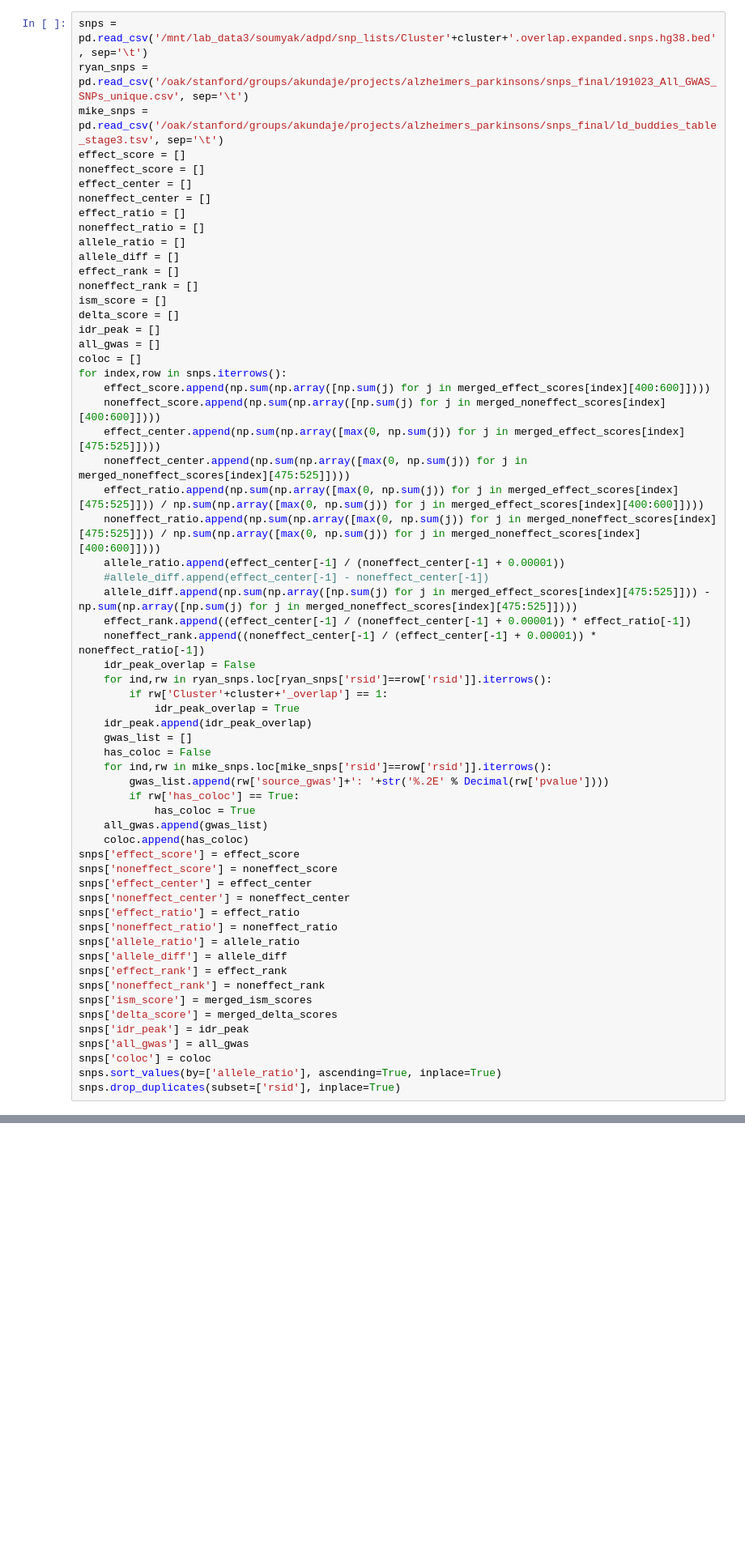
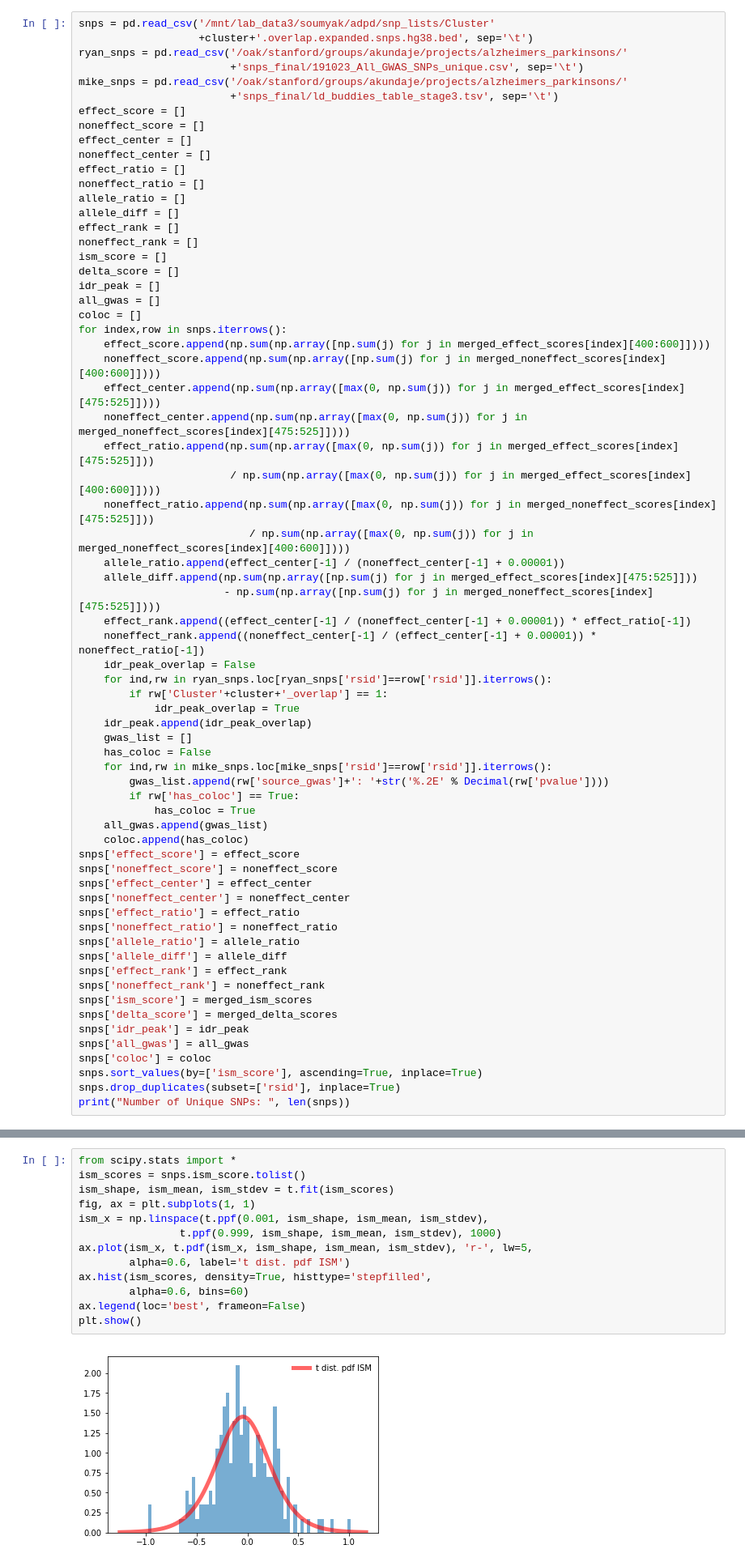
Before and after one commit to kundajelab/alzheimers_parkinsons, a Jupyter notebook: clusters_gkmsvm/notebooks/cluster17.ipynb, the cells around one changed output, grey strips where cells are left out. Shown at 81% size. Cells and saved outputs as stored; diff of their text form; blank space fills up the shorter version.

```diff
--- a/clusters_gkmsvm/notebooks/cluster17.ipynb
+++ b/clusters_gkmsvm/notebooks/cluster17.ipynb
@@ -103,9 +95,12 @@ ValueError: operands could not be broadcast together with shapes (191,1000,4) (1
 # %% [markdown]
 ## Prepare DataFrame
 # %%
-snps = pd.read_csv('/mnt/lab_data3/soumyak/adpd/snp_lists/Cluster'+cluster+'.overlap.expanded.snps.hg38.bed', sep='\t')
-ryan_snps = pd.read_csv('/oak/stanford/groups/akundaje/projects/alzheimers_parkinsons/snps_final/191023_All_GWAS_SNPs_unique.csv', sep='\t')
-mike_snps = pd.read_csv('/oak/stanford/groups/akundaje/projects/alzheimers_parkinsons/snps_final/ld_buddies_table_stage3.tsv', sep='\t')
+snps = pd.read_csv('/mnt/lab_data3/soumyak/adpd/snp_lists/Cluster'
+                   +cluster+'.overlap.expanded.snps.hg38.bed', sep='\t')
+ryan_snps = pd.read_csv('/oak/stanford/groups/akundaje/projects/alzheimers_parkinsons/'
+                        +'snps_final/191023_All_GWAS_SNPs_unique.csv', sep='\t')
+mike_snps = pd.read_csv('/oak/stanford/groups/akundaje/projects/alzheimers_parkinsons/'
+                        +'snps_final/ld_buddies_table_stage3.tsv', sep='\t')
 effect_score = []
 noneffect_score = []
 effect_center = []
@@ -126,11 +121,13 @@ for index,row in snps.iterrows():
     noneffect_score.append(np.sum(np.array([np.sum(j) for j in merged_noneffect_scores[index][400:600]])))
     effect_center.append(np.sum(np.array([max(0, np.sum(j)) for j in merged_effect_scores[index][475:525]])))
     noneffect_center.append(np.sum(np.array([max(0, np.sum(j)) for j in merged_noneffect_scores[index][475:525]])))
-    effect_ratio.append(np.sum(np.array([max(0, np.sum(j)) for j in merged_effect_scores[index][475:525]])) / np.sum(np.array([max(0, np.sum(j)) for j in merged_effect_scores[index][400:600]])))
-    noneffect_ratio.append(np.sum(np.array([max(0, np.sum(j)) for j in merged_noneffect_scores[index][475:525]])) / np.sum(np.array([max(0, np.sum(j)) for j in merged_noneffect_scores[index][400:600]])))
+    effect_ratio.append(np.sum(np.array([max(0, np.sum(j)) for j in merged_effect_scores[index][475:525]]))
+                        / np.sum(np.array([max(0, np.sum(j)) for j in merged_effect_scores[index][400:600]])))
+    noneffect_ratio.append(np.sum(np.array([max(0, np.sum(j)) for j in merged_noneffect_scores[index][475:525]]))
+                           / np.sum(np.array([max(0, np.sum(j)) for j in merged_noneffect_scores[index][400:600]])))
     allele_ratio.append(effect_center[-1] / (noneffect_center[-1] + 0.00001))
-    #allele_diff.append(effect_center[-1] - noneffect_center[-1])
-    allele_diff.append(np.sum(np.array([np.sum(j) for j in merged_effect_scores[index][475:525]])) - np.sum(np.array([np.sum(j) for j in merged_noneffect_scores[index][475:525]])))
+    allele_diff.append(np.sum(np.array([np.sum(j) for j in merged_effect_scores[index][475:525]]))
+                       - np.sum(np.array([np.sum(j) for j in merged_noneffect_scores[index][475:525]])))
     effect_rank.append((effect_center[-1] / (noneffect_center[-1] + 0.00001)) * effect_ratio[-1])
     noneffect_rank.append((noneffect_center[-1] / (effect_center[-1] + 0.00001)) * noneffect_ratio[-1])
     idr_peak_overlap = False
@@ -161,5 +158,6 @@ snps['delta_score'] = merged_delta_scores
 snps['idr_peak'] = idr_peak
 snps['all_gwas'] = all_gwas
 snps['coloc'] = coloc
-snps.sort_values(by=['allele_ratio'], ascending=True, inplace=True)
+snps.sort_values(by=['ism_score'], ascending=True, inplace=True)
 snps.drop_duplicates(subset=['rsid'], inplace=True)
+print("Number of Unique SNPs: ", len(snps))
@@ -171,0 +168,15 @@ display(neg_snps)
+# %%
+from scipy.stats import *
+ism_scores = snps.ism_score.tolist()
+ism_shape, ism_mean, ism_stdev = t.fit(ism_scores)
+fig, ax = plt.subplots(1, 1)
+ism_x = np.linspace(t.ppf(0.001, ism_shape, ism_mean, ism_stdev),
+                t.ppf(0.999, ism_shape, ism_mean, ism_stdev), 1000)
+ax.plot(ism_x, t.pdf(ism_x, ism_shape, ism_mean, ism_stdev), 'r-', lw=5,
+        alpha=0.6, label='t dist. pdf ISM')
+ax.hist(ism_scores, density=True, histtype='stepfilled',
+        alpha=0.6, bins=60)
+ax.legend(loc='best', frameon=False)
+plt.show()
+# %% [output]
+[figure, added]
```
Also changed, not shown: parts of 23 cells of this notebook.
